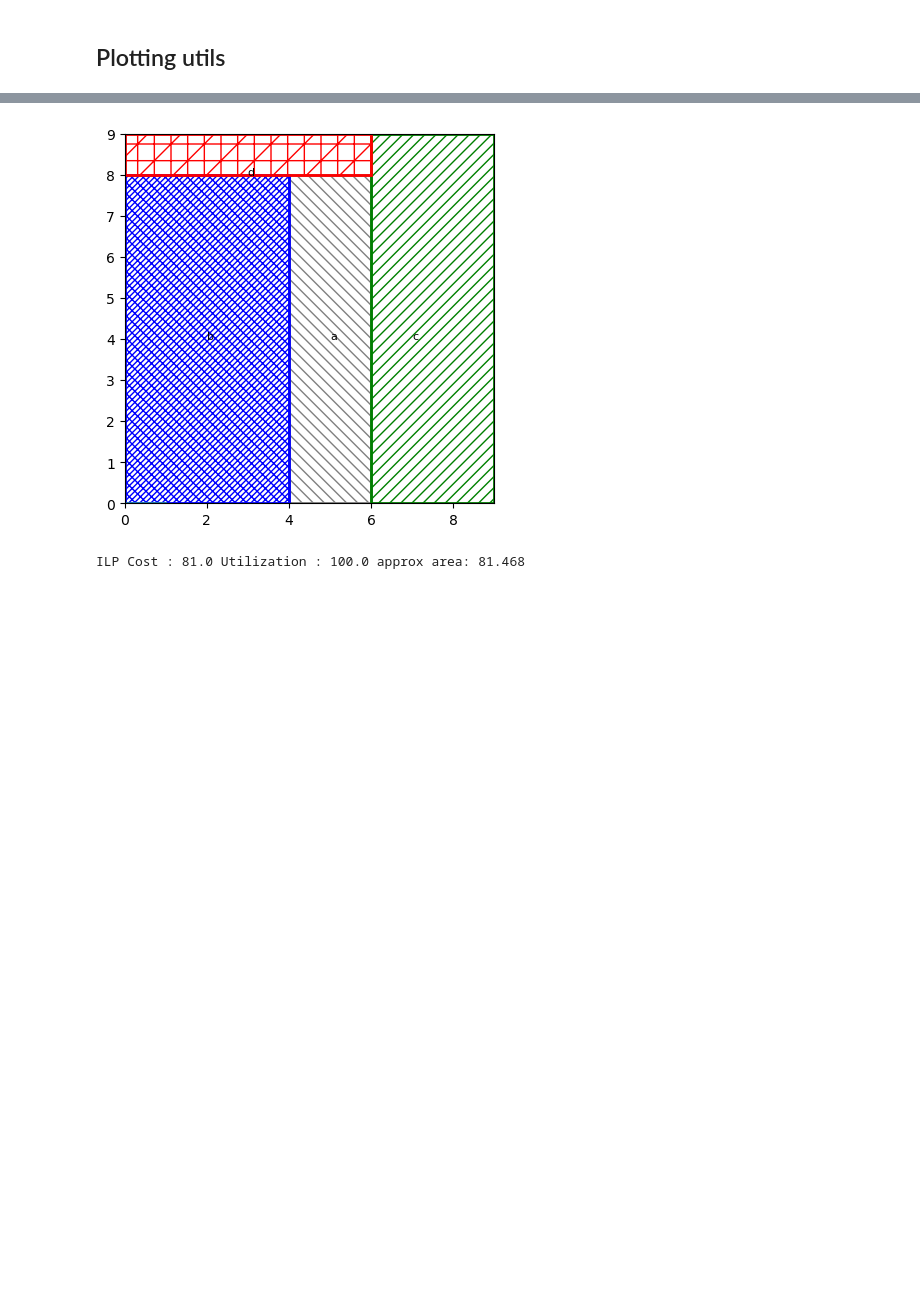
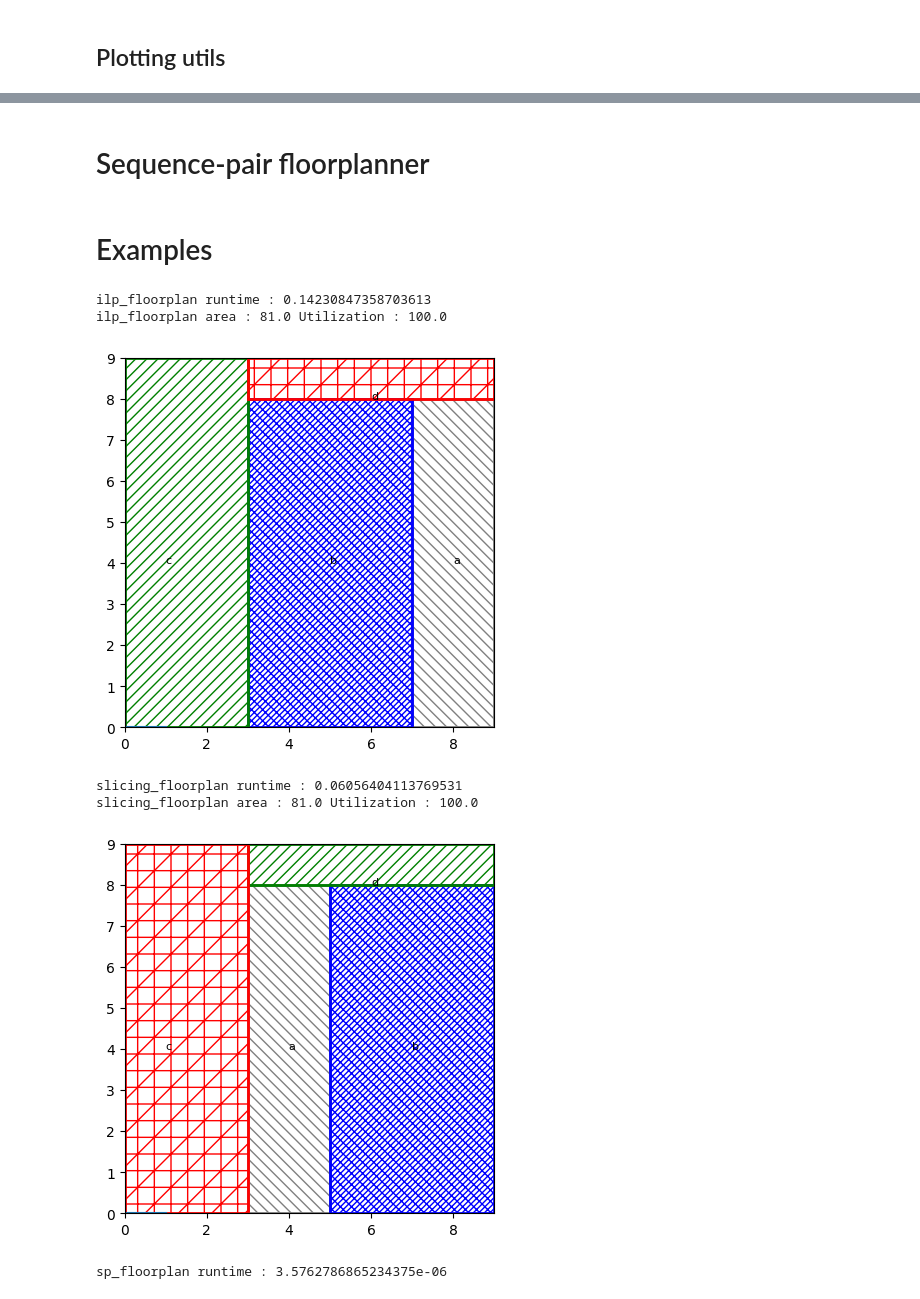
Before and after one commit to srini229/EE5333_tutorials, a Jupyter notebook: fp/Floorplanning.ipynb, the cells around one changed output, grey strips where cells are left out. Drawn from its saved outputs; the diff is of its cells as text; code cells hidden in the pictures; blank space fills up the shorter version.

```diff
--- a/fp/Floorplanning.ipynb
+++ b/fp/Floorplanning.ipynb
@@ -280,15 +255,14 @@ def ilp_floorplan(modules, aspect_ratio = None, margin = 0.01):
   H = model.add_var(f'H')
   z1 = model.add_var(f'z1', lb = 0, ub = Mavg)
   z2 = model.add_var(f'z2', lb = min(0, (Mx - My)), ub = Mx)
-  z1sq = model.add_var(f'z2sq', lb=0, ub = (Mavg)**2)
-  z2sq = model.add_var(f'z1sq', lb=0, ub = Mx**2)
-
-  model.verbose = 0
-  model.objective = mip.minimize(z1sq - z2sq)
 
   model += z1 == (W + H) / 2
   model += z2 == (W - H) / 2
 
+  z1sq = model.add_var(f'z2sq', lb=0, ub = (Mavg)**2)
+  z2sq = model.add_var(f'z1sq', lb=0, ub = Mx**2)
+
+  model += z1sq >= z2sq
   N = 25 # number of points in the piecewise linear approx. of z_1^2
   z1range = [model.add_var(f'z1_{i}', lb = 0., ub = 1.) for i in range(N)]
   z2range = [model.add_var(f'z2_{i}', lb = 0., ub = 1.) for i in range(N)]
@@ -302,6 +276,9 @@ def ilp_floorplan(modules, aspect_ratio = None, margin = 0.01):
 
   model += z1sq == mip.xsum([z1range[i]*((Mavg*i/N)**2) for i in range(N)])
   model += z2sq == mip.xsum([z2range[i]*((Mx*i/N)**2) for i in range(N)])
+
+  model.verbose = 0
+  model.objective = mip.minimize(z1sq - z2sq)
 
   if None != aspect_ratio:
     model += W >= (aspect_ratio - margin)* H
@@ -330,19 +307,33 @@ def ilp_floorplan(modules, aspect_ratio = None, margin = 0.01):
 
   if model.status == mip.OptimizationStatus.OPTIMAL:
     sol = [((x[i].x, y[i].x), (w[i].x, h[i].x), modules[i]._name) for i in range(len(modules))]
-    return (sol, model.objective.x, W.x * H.x, model.objective.x)
+    return (sol, W.x * H.x)
   return None
+# %% [markdown]
+# Sequence-pair floorplanner
+# %%
+# m is a list of modules; see definition of the module class above
+def sp_floorplan(m):
+  sol, area = None, None
+  return (sol, area)
+# %% [markdown]
+# Examples
 # %%
-a = Module('a', 16, [0.25, 4])
-b = Module('b', 32, [0.5, 2.0])
-c = Module('c', 27, [1./3, 3.])
-d = Module('d', 6, [6])
-m = [a, b, c, d]
-sol = ilp_floorplan(m)
-plot(sol[0])
+import time
+m = [Module('a', 16, [0.25, 4]), Module('b', 32, [0.5, 2.0]), Module('c', 27, [1./3, 3.]), Module('d', 6, [6])]
 sumarea = sum([i._area for i in m])
-print("ILP Cost :", sol[2], "Utilization :", sumarea * 100./sol[2], "approx area:", sol[3])
-#!cat floorplan.lp
+for fpfn in [ilp_floorplan, slicing_floorplan, sp_floorplan]:
+  t = time.time()
+  sol, area = fpfn(m)
+  print(f"{fpfn.__name__} runtime :", time.time() - t)
+  if sol:
+    print(f"{fpfn.__name__} area :", area, "Utilization :", sumarea * 100./area)
+    plot(sol)
 # %% [output]
+ilp_floorplan runtime : 0.14230847358703613
+ilp_floorplan area : 81.0 Utilization : 100.0
-[figure, old version]
+[figure, new version]
-ILP Cost : 81.0 Utilization : 100.0 approx area: 81.468
+slicing_floorplan runtime : 0.06056404113769531
+slicing_floorplan area : 81.0 Utilization : 100.0
+[figure, added]
+sp_floorplan runtime : 3.5762786865234375e-06
```
Also changed, not shown: parts of 10 cells of this notebook.
